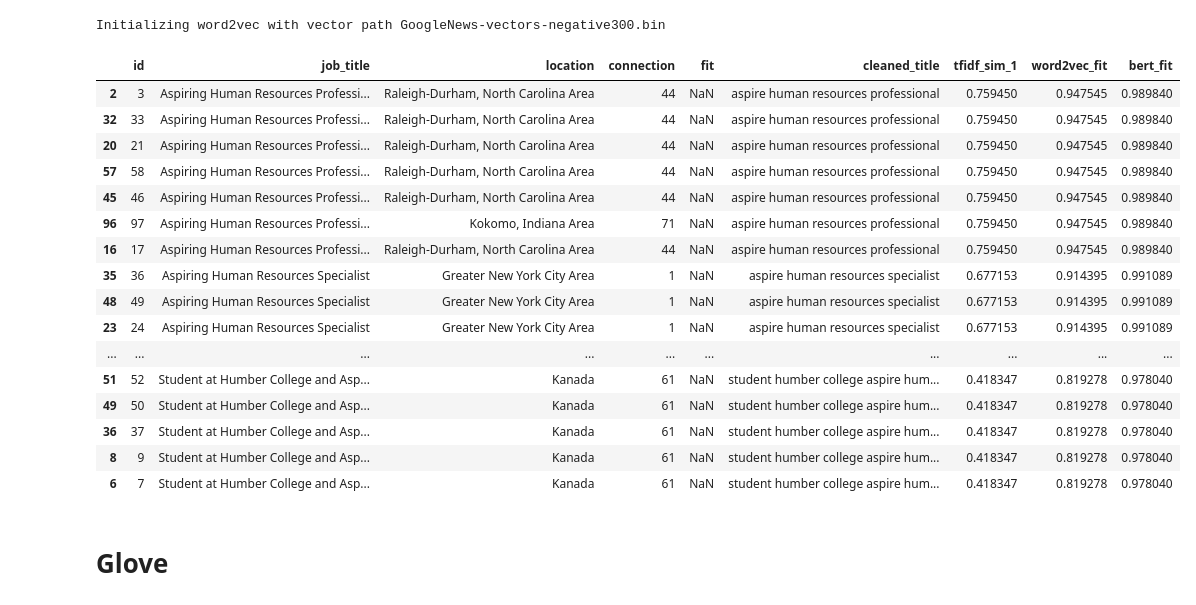
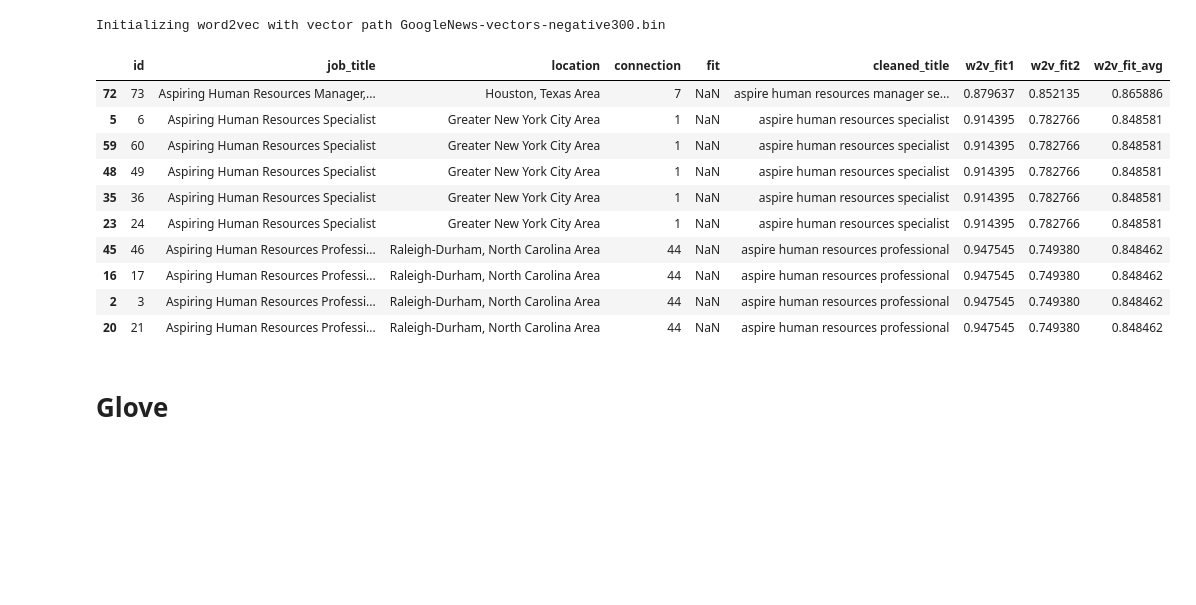
Before and after one commit to simi-I/g39RHzwKROHb58Yy, a Jupyter notebook: Potential Talent.ipynb, the cells around one changed output. Cells and saved outputs as stored; diff of their text form; code cells hidden in the pictures; blank space fills up the shorter version.

```diff
--- a/Potential Talent.ipynb
+++ b/Potential Talent.ipynb
@@ -270,8 +345,12 @@ Some weights of the model checkpoint at distilbert-base-uncased were not used wh
 - This IS expected if you are initializing DistilBertModel from the checkpoint of a model trained on another task or with another architecture (e.g. initializing a BertForSequenceClassification model  ...
 - This IS NOT expected if you are initializing DistilBertModel from the checkpoint of a model that you expect to be exactly identical (initializing a BertForSequenceClassification model from a BertFor ...
 # %%
-bert_scores = []
-for num in range(len(cleaned_list) - 1):
-    bert_scores.append(1 - spatial.distance.cosine(bert_vectors[-1], bert_vectors[num]))
+# Cosine similarity
 
-df['bert_fit'] = bert_scores
+bert_scores1 = []
+for num in range(len(cleaned_list) - 2):
+    bert_scores1.append(1 - spatial.distance.cosine(bert_vectors[-2], bert_vectors[num]))
+
+bert_scores2 = []
+for num in range(len(cleaned_list) - 2):
+    bert_scores2.append(1 - spatial.distance.cosine(bert_vectors[-1], bert_vectors[num]))
@@ -304,32 +392,36 @@ word2vec_vectors = vectorizer.vectors
 # %% [output]
 Initializing word2vec with vector path GoogleNews-vectors-negative300.bin
 # %%
-## append word2vec scores to dataframe
-scores = []
-for num in range(len(cleaned_list) - 1):
-    scores.append(1 - spatial.distance.cosine(word2vec_vectors[-1], word2vec_vectors[num]))
+## Calculate cosine similarities
 
-df['word2vec_fit'] = scores
+w2v_scores1 = []
+for num in range(len(cleaned_list) - 2):
+    w2v_scores1.append(1 - spatial.distance.cosine(word2vec_vectors[-2], word2vec_vectors[num]))
+
+w2v_scores2 = []
+for num in range(len(cleaned_list) - 2):
+    w2v_scores2.append(1 - spatial.distance.cosine(word2vec_vectors[-1], word2vec_vectors[num]))
+# %%
+w2v_df = df.copy()
+
+w2v_df['w2v_fit1'] = w2v_scores1
+w2v_df['w2v_fit2'] = w2v_scores2
+# %%
+w2v_df['w2v_fit_avg'] = w2v_df.apply(lambda x: (x['w2v_fit1'] + x['w2v_fit2'])/2, axis=1)
 # %%
-df.sort_values(by='word2vec_fit', ascending=False).head(20)
+w2v_df.sort_values(by='w2v_fit_avg', ascending=False).head(10)
 # %% [output]
-|  | id | job_title | location | connection | fit | cleaned_title | tfidf_sim_1 | word2vec_fit | bert_fit |
-| 2 | 3 | Aspiring Human Resources Professi... | Raleigh-Durham, North Carolina Area | 44 | NaN | aspire human resources professional | 0.759450 | 0.947545 | 0.989840 |
-| 32 | 33 | Aspiring Human Resources Professi... | Raleigh-Durham, North Carolina Area | 44 | NaN | aspire human resources professional | 0.759450 | 0.947545 | 0.989840 |
-| 20 | 21 | Aspiring Human Resources Professi... | Raleigh-Durham, North Carolina Area | 44 | NaN | aspire human resources professional | 0.759450 | 0.947545 | 0.989840 |
-| 57 | 58 | Aspiring Human Resources Professi... | Raleigh-Durham, North Carolina Area | 44 | NaN | aspire human resources professional | 0.759450 | 0.947545 | 0.989840 |
-| 45 | 46 | Aspiring Human Resources Professi... | Raleigh-Durham, North Carolina Area | 44 | NaN | aspire human resources professional | 0.759450 | 0.947545 | 0.989840 |
-| 96 | 97 | Aspiring Human Resources Professi... | Kokomo, Indiana Area | 71 | NaN | aspire human resources professional | 0.759450 | 0.947545 | 0.989840 |
-| 16 | 17 | Aspiring Human Resources Professi... | Raleigh-Durham, North Carolina Area | 44 | NaN | aspire human resources professional | 0.759450 | 0.947545 | 0.989840 |
-| 35 | 36 | Aspiring Human Resources Specialist | Greater New York City Area | 1 | NaN | aspire human resources specialist | 0.677153 | 0.914395 | 0.991089 |
-| 48 | 49 | Aspiring Human Resources Specialist | Greater New York City Area | 1 | NaN | aspire human resources specialist | 0.677153 | 0.914395 | 0.991089 |
-| 23 | 24 | Aspiring Human Resources Specialist | Greater New York City Area | 1 | NaN | aspire human resources specialist | 0.677153 | 0.914395 | 0.991089 |
-| ... | ... | ... | ... | ... | ... | ... | ... | ... | ... |
-| 51 | 52 | Student at Humber College and Asp... | Kanada | 61 | NaN | student humber college aspire hum... | 0.418347 | 0.819278 | 0.978040 |
-| 49 | 50 | Student at Humber College and Asp... | Kanada | 61 | NaN | student humber college aspire hum... | 0.418347 | 0.819278 | 0.978040 |
-| 36 | 37 | Student at Humber College and Asp... | Kanada | 61 | NaN | student humber college aspire hum... | 0.418347 | 0.819278 | 0.978040 |
-| 8 | 9 | Student at Humber College and Asp... | Kanada | 61 | NaN | student humber college aspire hum... | 0.418347 | 0.819278 | 0.978040 |
-| 6 | 7 | Student at Humber College and Asp... | Kanada | 61 | NaN | student humber college aspire hum... | 0.418347 | 0.819278 | 0.978040 |
+|  | id | job_title | location | connection | fit | cleaned_title | w2v_fit1 | w2v_fit2 | w2v_fit_avg |
+| 72 | 73 | Aspiring Human Resources Manager,... | Houston, Texas Area | 7 | NaN | aspire human resources manager se... | 0.879637 | 0.852135 | 0.865886 |
+| 5 | 6 | Aspiring Human Resources Specialist | Greater New York City Area | 1 | NaN | aspire human resources specialist | 0.914395 | 0.782766 | 0.848581 |
+| 59 | 60 | Aspiring Human Resources Specialist | Greater New York City Area | 1 | NaN | aspire human resources specialist | 0.914395 | 0.782766 | 0.848581 |
+| 48 | 49 | Aspiring Human Resources Specialist | Greater New York City Area | 1 | NaN | aspire human resources specialist | 0.914395 | 0.782766 | 0.848581 |
+| 35 | 36 | Aspiring Human Resources Specialist | Greater New York City Area | 1 | NaN | aspire human resources specialist | 0.914395 | 0.782766 | 0.848581 |
+| 23 | 24 | Aspiring Human Resources Specialist | Greater New York City Area | 1 | NaN | aspire human resources specialist | 0.914395 | 0.782766 | 0.848581 |
+| 45 | 46 | Aspiring Human Resources Professi... | Raleigh-Durham, North Carolina Area | 44 | NaN | aspire human resources professional | 0.947545 | 0.749380 | 0.848462 |
+| 16 | 17 | Aspiring Human Resources Professi... | Raleigh-Durham, North Carolina Area | 44 | NaN | aspire human resources professional | 0.947545 | 0.749380 | 0.848462 |
+| 2 | 3 | Aspiring Human Resources Professi... | Raleigh-Durham, North Carolina Area | 44 | NaN | aspire human resources professional | 0.947545 | 0.749380 | 0.848462 |
+| 20 | 21 | Aspiring Human Resources Professi... | Raleigh-Durham, North Carolina Area | 44 | NaN | aspire human resources professional | 0.947545 | 0.749380 | 0.848462 |
 # %% [markdown]
 # Glove
 # %%
```
Also changed, not shown: parts of 64 cells of this notebook.
